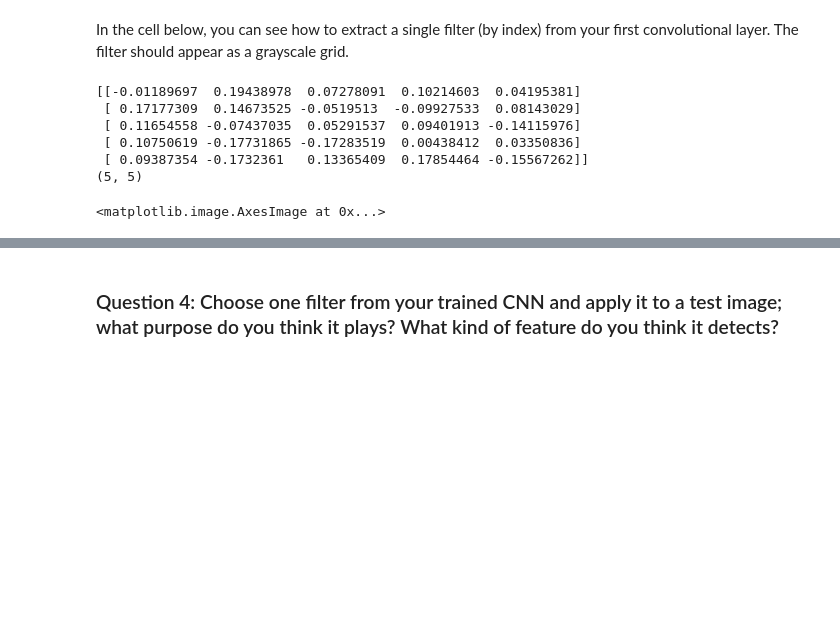
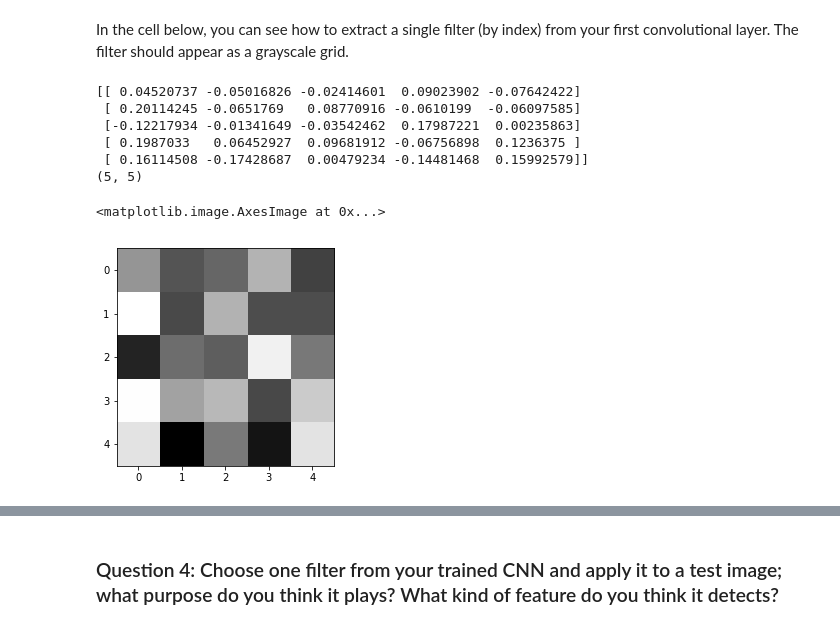
Before and after one commit to Nazanin1369/Facial_Keypoints_CNN2, a Jupyter notebook: 2. Define the Network Architecture.ipynb, the cells around one changed output, grey strips where cells are left out. Cells and saved outputs as stored; diff of their text form; code cells hidden in the pictures; blank space fills up the shorter version.

```diff
--- a/2. Define the Network Architecture.ipynb
+++ b/2. Define the Network Architecture.ipynb
@@ -488,27 +486,29 @@ Sometimes, neural networks are thought of as a black box, given some input, they
 # %% [markdown]
 In the cell below, you can see how to extract a single filter (by index) from your first convolutional layer. The filter should appear as a grayscale grid.
 # %%
+%matplotlib inline
 # Get the weights in the first conv layer, "conv1"
 # if necessary, change this to reflect the name of your first conv layer
 weights1 = net.conv1.weight.data
 
 w = weights1.numpy()
 
-filter_index = 0
+filter_index = 5
 
 print(w[filter_index][0])
 print(w[filter_index][0].shape)
 
 # display the filter weights
 plt.imshow(w[filter_index][0], cmap='gray')
 # %% [output]
-[[-0.01189697  0.19438978  0.07278091  0.10214603  0.04195381]
- [ 0.17177309  0.14673525 -0.0519513  -0.09927533  0.08143029]
- [ 0.11654558 -0.07437035  0.05291537  0.09401913 -0.14115976]
- [ 0.10750619 -0.17731865 -0.17283519  0.00438412  0.03350836]
- [ 0.09387354 -0.1732361   0.13365409  0.17854464 -0.15567262]]
+[[ 0.04520737 -0.05016826 -0.02414601  0.09023902 -0.07642422]
+ [ 0.20114245 -0.0651769   0.08770916 -0.0610199  -0.06097585]
+ [-0.12217934 -0.01341649 -0.03542462  0.17987221  0.00235863]
+ [ 0.1987033   0.06452927  0.09681912 -0.06756898  0.1236375 ]
+ [ 0.16114508 -0.17428687  0.00479234 -0.14481468  0.15992579]]
 (5, 5)
 <matplotlib.image.AxesImage at 0x...>
+[figure, added]
 # %% [markdown]
 ## Feature maps
 
```
Also changed, not shown: parts of 15 cells of this notebook, 4 other files.
